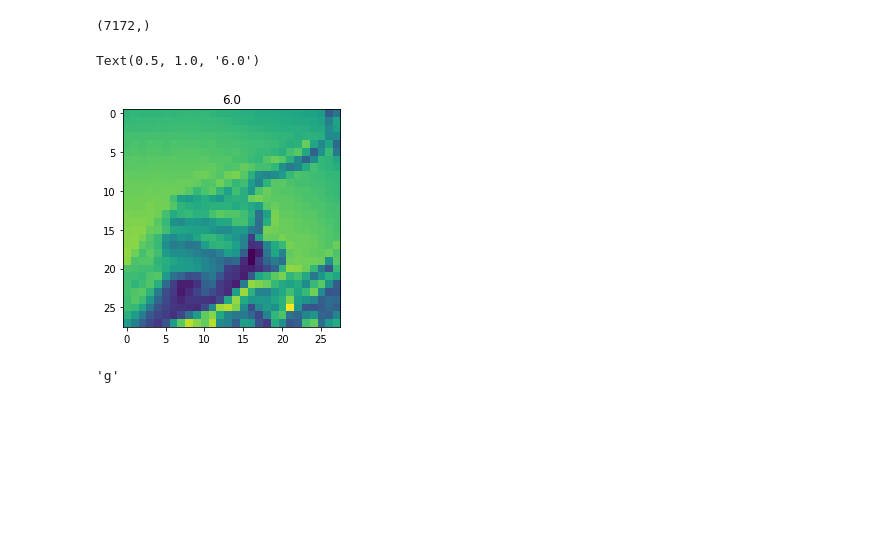
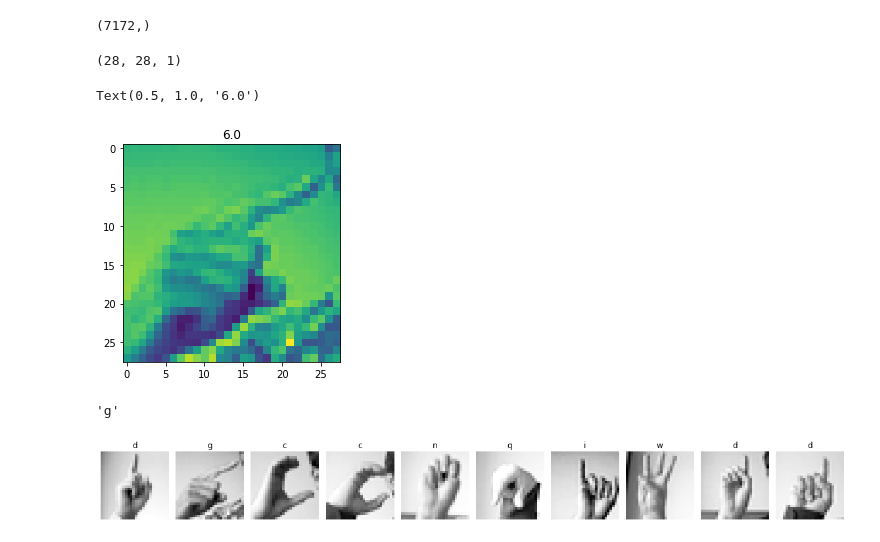
Before and after one commit to sftSalman/tensorflowBasic, a Jupyter notebook: MultiClass_classification_csv_data_tensroflow.ipynb, the cells around one changed output. Drawn from its saved outputs; the diff is of its cells as text; code cells hidden in the pictures; blank space fills up the shorter version.

```diff
--- a/MultiClass_classification_csv_data_tensroflow.ipynb
+++ b/MultiClass_classification_csv_data_tensroflow.ipynb
@@ -45,7 +45,7 @@ def perse_data_from_input(filename):
    labels = []
    images = []
 
-   next(csv_reader,None)
+   next(csv_reader)
 
    for row in csv_reader:
     label = row[0]
@@ -80,12 +80,14 @@ validation_labels.shape
 (7172,)
 # %%
 ig = training_images[1]
-ig = np.expand_dims(ig,axis=-1)
+ig = np.expand_dims(ig,axis=2)
+print(ig.shape)
 ig = array_to_img(ig)
 plt.imshow(ig)
 plt.title(training_labels[1])
 # %% [output]
-Text(0.5, 1.0, '6.0')
+(28, 28, 1)
+Text(0.5, 1.0, '6.0')
 [figure]
 # %%
 letters = list(string.ascii_lowercase)
@@ -94,10 +96,21 @@ letters[int(training_labels[1])]
 # %% [output]
 'g'
 # %%
-def plot_catgories(training_images, training_labels):
+def plot_categories(training_images, training_labels):
   fig, axes = plt.subplots(1,10,figsize=(16,17)) # https://blog.actorsfit.com/a?ID=00850-73f9519d-83fa-43b1-9afb-90c5fbdb940b
   axes = axes.flatten()
   letters = list(string.ascii_lowercase)
   for i in range(10):
     img = training_images[i]
-    img =
+    img = np.expand_dims(img,axis=2)
+    img = array_to_img(img)
+    ax = axes[i]
+    ax.imshow(img,cmap='Greys_r')
+    ax.set_title(f"{letters[int(training_labels[i])]}")
+    ax.set_axis_off()
+  plt.tight_layout()
+  plt.show()
+# %%
+plot_categories(training_images, training_labels)
+# %% [output]
+[figure, added]
```
Also changed, not shown: parts of 1 cell of this notebook.
